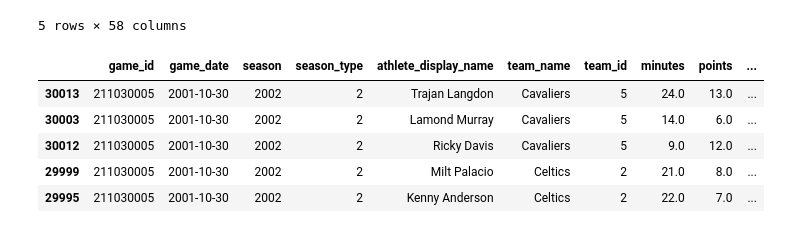
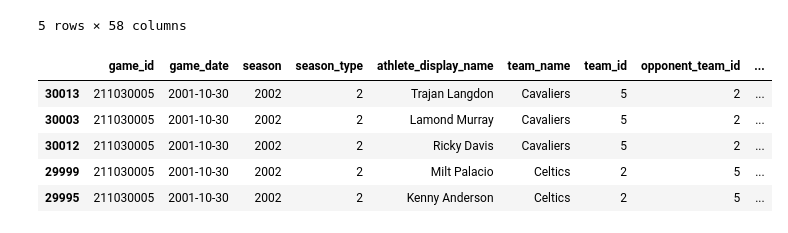
Before and after one commit to JoelManYunLee/Raptors_3_point_predictor, a Jupyter notebook: get_starter_data.ipynb, the cells around one changed output. Saved outputs shown, nothing was run; the diff lists cells and outputs as text; code cells hidden in the pictures.

```diff
--- a/get_starter_data.ipynb
+++ b/get_starter_data.ipynb
@@ -68,15 +68,15 @@ box_score_df['possessions'] = box_score_df['field_goals_attempted'] + (0.44 * bo
 box_score_df['orating'] = 100 * (box_score_df['points']/box_score_df['possessions'])
 # %%
 # Filtering the dataframe for necessary columns
-box_score_df_filtered = box_score_df[['game_id','game_date', 'season', 'season_type', 'athlete_display_name','team_name', 'team_id', 'minutes', 'points', 'field_goals_made', 'three_point_field_goals_made', 'three_point_percent', 'free_throw_percent', 'offensive_rebounds', 'defensive_rebounds', 'orating', 'turnovers']]
+box_score_df_filtered = box_score_df[['game_id','game_date', 'season', 'season_type', 'athlete_display_name','team_name', 'team_id', 'opponent_team_id', 'minutes', 'points', 'field_goals_made', 'field_goals_attempted', 'three_point_field_goals_attempted','three_point_field_goals_made', 'three_point_percent', 'free_throw_percent', 'offensive_rebounds', 'defensive_rebounds', 'orating', 'turnovers']]
 box_score_df_filtered.head()
 # %% [output]
-|  | game_id | game_date | season | season_type | athlete_display_name | team_name | team_id | minutes | points | ... |
-| 30013 | 211030005 | 2001-10-30 | 2002 | 2 | Trajan Langdon | Cavaliers | 5 | 24.0 | 13.0 | ... |
-| 30003 | 211030005 | 2001-10-30 | 2002 | 2 | Lamond Murray | Cavaliers | 5 | 14.0 | 6.0 | ... |
-| 30012 | 211030005 | 2001-10-30 | 2002 | 2 | Ricky Davis | Cavaliers | 5 | 9.0 | 12.0 | ... |
-| 29999 | 211030005 | 2001-10-30 | 2002 | 2 | Milt Palacio | Celtics | 2 | 21.0 | 8.0 | ... |
-| 29995 | 211030005 | 2001-10-30 | 2002 | 2 | Kenny Anderson | Celtics | 2 | 22.0 | 7.0 | ... |
+|  | game_id | game_date | season | season_type | athlete_display_name | team_name | team_id | opponent_team_id | ... |
+| 30013 | 211030005 | 2001-10-30 | 2002 | 2 | Trajan Langdon | Cavaliers | 5 | 2 | ... |
+| 30003 | 211030005 | 2001-10-30 | 2002 | 2 | Lamond Murray | Cavaliers | 5 | 2 | ... |
+| 30012 | 211030005 | 2001-10-30 | 2002 | 2 | Ricky Davis | Cavaliers | 5 | 2 | ... |
+| 29999 | 211030005 | 2001-10-30 | 2002 | 2 | Milt Palacio | Celtics | 2 | 5 | ... |
+| 29995 | 211030005 | 2001-10-30 | 2002 | 2 | Kenny Anderson | Celtics | 2 | 5 | ... |
 # %%
 # Group by 'team_name', 'game_id', and 'season'
 grouped_df = box_score_df_filtered.groupby(['game_id', 'team_name', 'team_id', 'season', 'game_date'])
```
Also changed, not shown: parts of 6 cells of this notebook, 1 other file.
